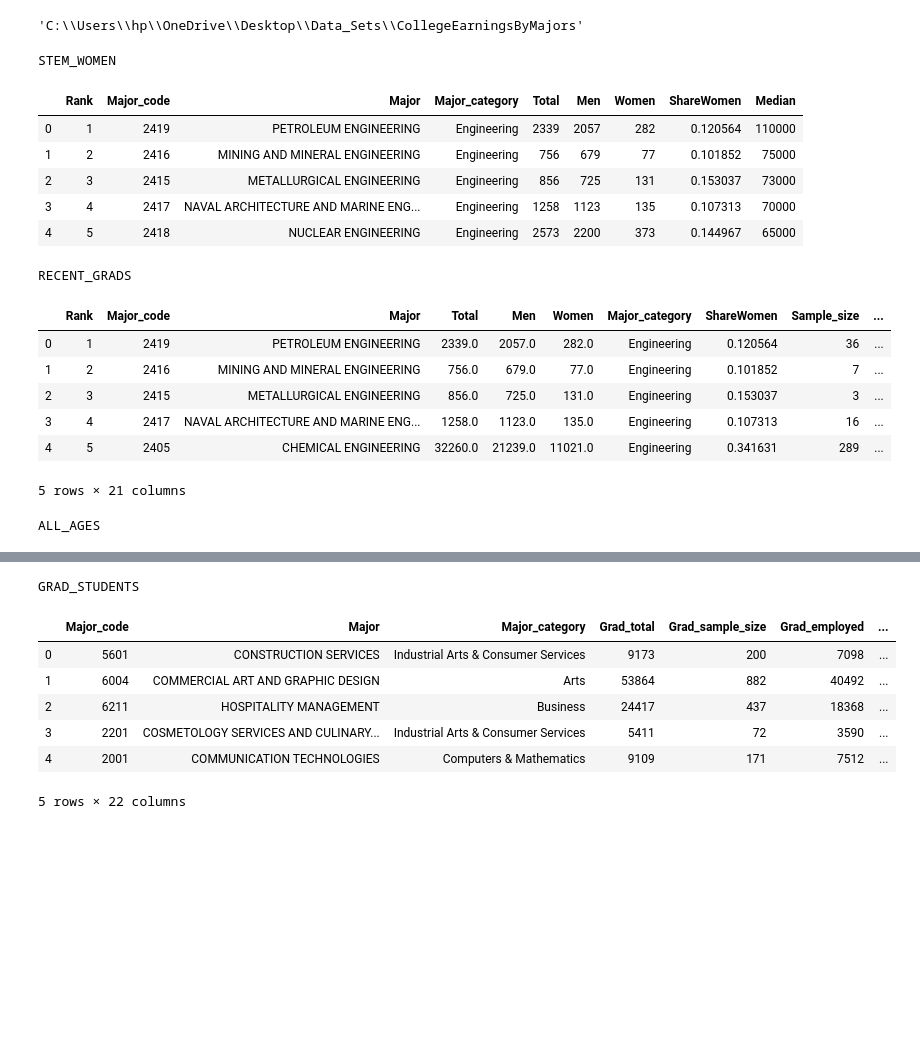
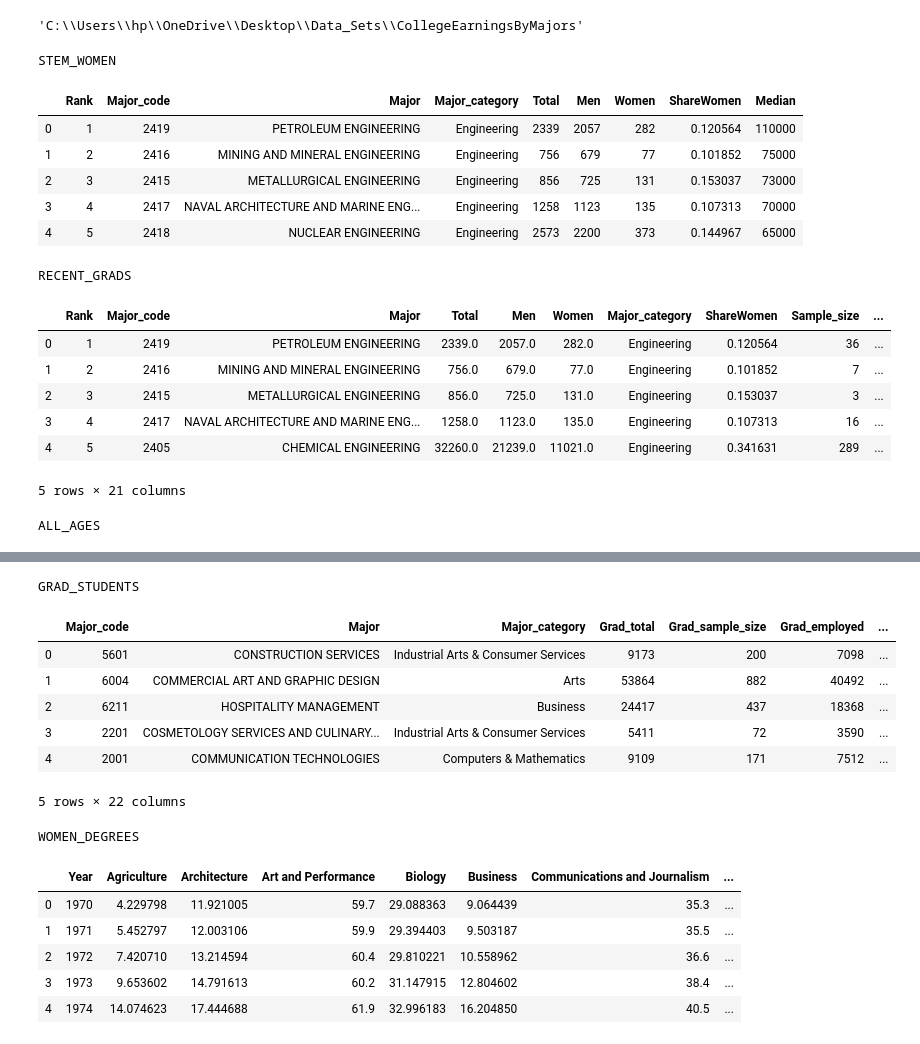
Before and after one commit to AISavvyToday/EarningsByCollegeMajor, a Jupyter notebook: GenderGapInCollegeDegrees.ipynb, the cells around one changed output, grey strips where cells are left out. Cells and saved outputs as stored; diff of their text form; code cells hidden in the pictures; blank space fills up the shorter version.

```diff
--- a/GenderGapInCollegeDegrees.ipynb
+++ b/GenderGapInCollegeDegrees.ipynb
@@ -68,6 +68,9 @@ all_ages=pd.read_csv('C:\\Users\\hp\\OneDrive\\Desktop\\Data_Sets\\CollegeEarnin
                          encoding='Utf')
 grad_students=pd.read_csv('C:\\Users\\hp\\OneDrive\\Desktop\\Data_Sets\\CollegeEarningsByMajors\\grad-students.csv',
                          encoding='Utf')
+women_degrees=pd.read_csv('C:\\Users\\hp\\OneDrive\\Desktop\\Data_Sets\\CollegeEarningsByMajors\\percent-bachelors-degrees-women-usa.csv',
+                         encoding='Utf')
+
 print('STEM_WOMEN')
 display(stem_women.head())
 print('RECENT_GRADS')
@@ -76,34 +79,43 @@ print('ALL_AGES')
 display(all_ages.head())
 print('GRAD_STUDENTS')
 display(grad_students.head())
+print('WOMEN_DEGREES')
+display(women_degrees.head())
 # %% [output]
 STEM_WOMEN
 |  | Rank | Major_code | Major | Major_category | Total | Men | Women | ShareWomen | Median |
 | 0 | 1 | 2419 | PETROLEUM ENGINEERING | Engineering | 2339 | 2057 | 282 | 0.120564 | 110000 |
 | 1 | 2 | 2416 | MINING AND MINERAL ENGINEERING | Engineering | 756 | 679 | 77 | 0.101852 | 75000 |
 | 2 | 3 | 2415 | METALLURGICAL ENGINEERING | Engineering | 856 | 725 | 131 | 0.153037 | 73000 |
 | 3 | 4 | 2417 | NAVAL ARCHITECTURE AND MARINE ENG... | Engineering | 1258 | 1123 | 135 | 0.107313 | 70000 |
 | 4 | 5 | 2418 | NUCLEAR ENGINEERING | Engineering | 2573 | 2200 | 373 | 0.144967 | 65000 |
 RECENT_GRADS
 |  | Rank | Major_code | Major | Total | Men | Women | Major_category | ShareWomen | Sample_size | ... |
 | 0 | 1 | 2419 | PETROLEUM ENGINEERING | 2339.0 | 2057.0 | 282.0 | Engineering | 0.120564 | 36 | ... |
 | 1 | 2 | 2416 | MINING AND MINERAL ENGINEERING | 756.0 | 679.0 | 77.0 | Engineering | 0.101852 | 7 | ... |
 | 2 | 3 | 2415 | METALLURGICAL ENGINEERING | 856.0 | 725.0 | 131.0 | Engineering | 0.153037 | 3 | ... |
 | 3 | 4 | 2417 | NAVAL ARCHITECTURE AND MARINE ENG... | 1258.0 | 1123.0 | 135.0 | Engineering | 0.107313 | 16 | ... |
 | 4 | 5 | 2405 | CHEMICAL ENGINEERING | 32260.0 | 21239.0 | 11021.0 | Engineering | 0.341631 | 289 | ... |
 5 rows × 21 columns
 ALL_AGES
 |  | Major_code | Major | Major_category | Total | Employed | Employed_full_time_year_round | Unemployed | ... |
 | 0 | 1100 | GENERAL AGRICULTURE | Agriculture & Natural Resources | 128148 | 90245 | 74078 | 2423 | ... |
 | 1 | 1101 | AGRICULTURE PRODUCTION AND MANAGE... | Agriculture & Natural Resources | 95326 | 76865 | 64240 | 2266 | ... |
 | 2 | 1102 | AGRICULTURAL ECONOMICS | Agriculture & Natural Resources | 33955 | 26321 | 22810 | 821 | ... |
 | 3 | 1103 | ANIMAL SCIENCES | Agriculture & Natural Resources | 103549 | 81177 | 64937 | 3619 | ... |
 | 4 | 1104 | FOOD SCIENCE | Agriculture & Natural Resources | 24280 | 17281 | 12722 | 894 | ... |
 GRAD_STUDENTS
 |  | Major_code | Major | Major_category | Grad_total | Grad_sample_size | Grad_employed | ... |
 | 0 | 5601 | CONSTRUCTION SERVICES | Industrial Arts & Consumer Services | 9173 | 200 | 7098 | ... |
 | 1 | 6004 | COMMERCIAL ART AND GRAPHIC DESIGN | Arts | 53864 | 882 | 40492 | ... |
 | 2 | 6211 | HOSPITALITY MANAGEMENT | Business | 24417 | 437 | 18368 | ... |
 | 3 | 2201 | COSMETOLOGY SERVICES AND CULINARY... | Industrial Arts & Consumer Services | 5411 | 72 | 3590 | ... |
 | 4 | 2001 | COMMUNICATION TECHNOLOGIES | Computers & Mathematics | 9109 | 171 | 7512 | ... |
 5 rows × 22 columns
+WOMEN_DEGREES
+|  | Year | Agriculture | Architecture | Art and Performance | Biology | Business | Communications and Journalism | ... |
+| 0 | 1970 | 4.229798 | 11.921005 | 59.7 | 29.088363 | 9.064439 | 35.3 | ... |
+| 1 | 1971 | 5.452797 | 12.003106 | 59.9 | 29.394403 | 9.503187 | 35.5 | ... |
+| 2 | 1972 | 7.420710 | 13.214594 | 60.4 | 29.810221 | 10.558962 | 36.6 | ... |
+| 3 | 1973 | 9.653602 | 14.791613 | 60.2 | 31.147915 | 12.804602 | 38.4 | ... |
+| 4 | 1974 | 14.074623 | 17.444688 | 61.9 | 32.996183 | 16.204850 | 40.5 | ... |
```
Also changed, not shown: parts of 9 cells of this notebook, 2 other files.
